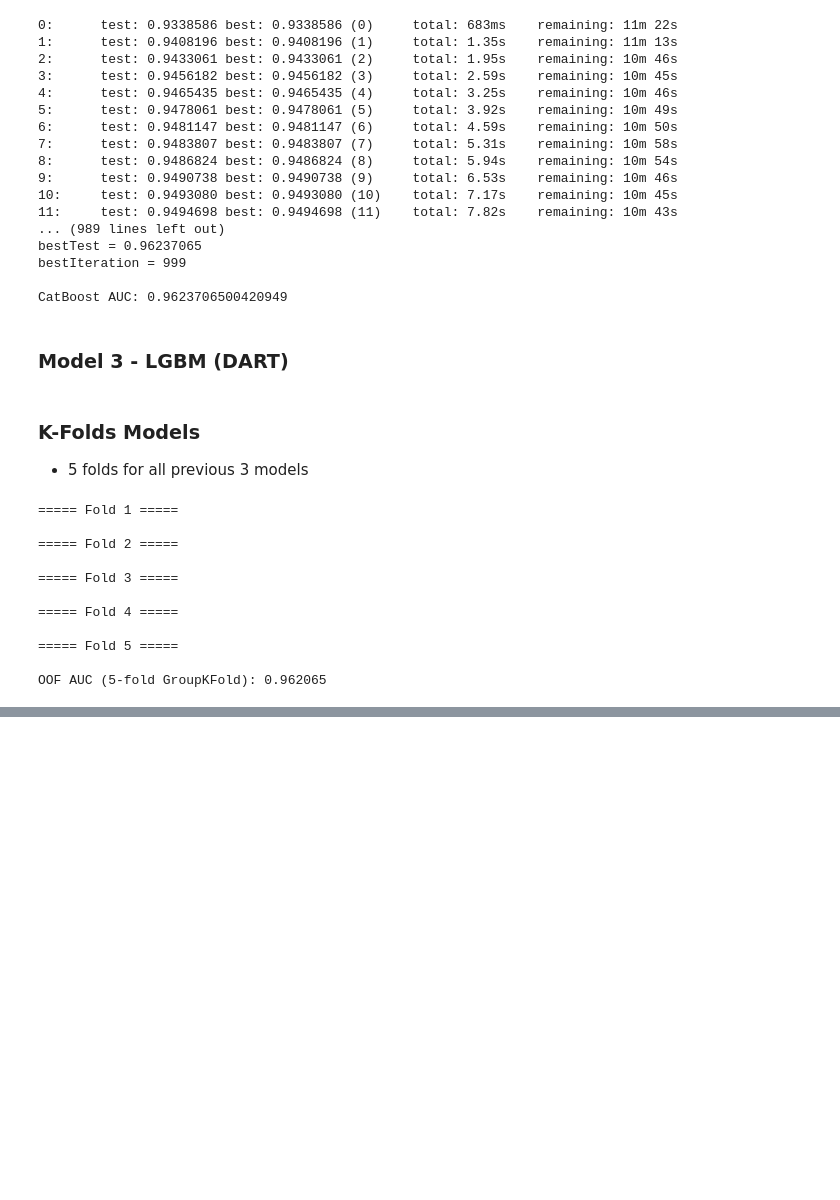
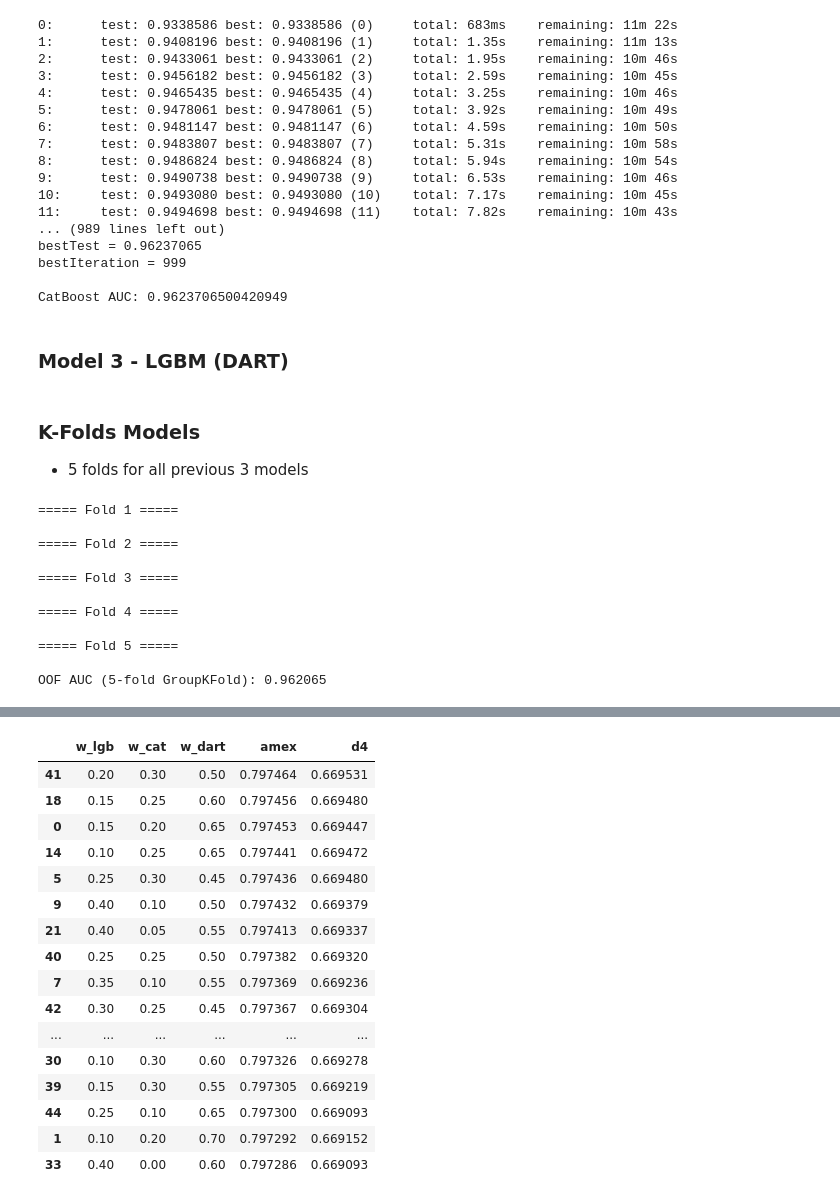
Before and after one commit to Javier2417/SC4000-Kaggle-Project-American-Express, a Jupyter notebook: YuTeng/notebook.ipynb, the cells around one changed output, grey strips where cells are left out. Saved outputs shown, nothing was run; the diff lists cells and outputs as text; code cells hidden in the pictures; blank space fills up the shorter version.

```diff
--- a/YuTeng/notebook.ipynb
+++ b/YuTeng/notebook.ipynb
@@ -47,6 +47,25 @@ import pandas as pd
 
 train = pd.read_parquet("data/train.parquet")
 test = pd.read_parquet("data/test.parquet")
+# %%
+import numpy as np
+def amex_metric(y_true, y_pred):
+    labels = np.transpose(np.array([y_true, y_pred]))
+    labels = labels[labels[:, 1].argsort()[::-1]]
+    weights = np.where(labels[:,0]==0, 20, 1)
+    cut_vals = labels[np.cumsum(weights) <= int(0.04 * np.sum(weights))]
+    top_four = np.sum(cut_vals[:,0]) / np.sum(labels[:,0])
+    gini = [0,0]
+    for i in [1,0]:
+        labels = np.transpose(np.array([y_true, y_pred]))
+        labels = labels[labels[:, i].argsort()[::-1]]
+        weight = np.where(labels[:,0]==0, 20, 1)
+        weight_random = np.cumsum(weight / np.sum(weight))
+        total_pos = np.sum(labels[:, 0] *  weight)
+        cum_pos_found = np.cumsum(labels[:, 0] * weight)
+        lorentz = cum_pos_found / total_pos
+        gini[i] = np.sum((lorentz - weight_random) * weight)
+    return 0.5 * (gini[1]/gini[0] + top_four)
 # %%
 # GARBAGE COLLECTION
 import gc
@@ -997,0 +1267,80 @@ submission_cv_ensemble.head()
+# %%
+import numpy as np
+
+candidates = []
+
+def add_neighbourhood(center, radius=0.1, step=0.05):
+    w0, w1, w2 = center
+    grid = np.arange(-radius, radius + 1e-9, step)
+    for dw0 in grid:
+        for dw1 in grid:
+            w_lgb = w0 + dw0
+            w_cat = w1 + dw1
+            w_dart = 1.0 - w_lgb - w_cat
+            if w_lgb < 0 or w_cat < 0 or w_dart < 0:
+                continue
+            candidates.append((w_lgb, w_cat, w_dart))
+
+# around both centers
+add_neighbourhood([0.3,0.1,0.6], radius=0.1, step=0.05)
+add_neighbourhood([0.2,0.3,0.5],  radius=0.1, step=0.05)
+
+# deduplicate
+candidates = list({tuple(np.round(c, 4)) for c in candidates})
+len(candidates)
+
+
+def default_rate_at_4pct(y_true, y_pred):
+    y_true = np.asarray(y_true, dtype=np.int8)
+    y_pred = np.asarray(y_pred, dtype=np.float64)
+
+    w = np.where(y_true == 0, 20.0, 1.0)
+    idx = np.argsort(-y_pred)
+    y_sorted = y_true[idx]
+    w_sorted = w[idx]
+
+    cum_w = np.cumsum(w_sorted)
+    cutoff = 0.04 * w_sorted.sum()
+    mask_top4 = cum_w <= cutoff
+
+    return (y_sorted[mask_top4] * w_sorted[mask_top4]).sum() / (y_true * w).sum()
+
+results = []
+
+for (w_lgb, w_cat, w_dart) in candidates:
+    oof_blend = (
+        w_lgb  * oof_lgb +
+        w_cat  * oof_cat +
+        w_dart * oof_dart
+    )
+    m_amex = amex_metric(y_cv, oof_blend)
+    m_d4   = default_rate_at_4pct(y_cv, oof_blend)
+
+    results.append({
+        "w_lgb":  float(w_lgb),
+        "w_cat":  float(w_cat),
+        "w_dart": float(w_dart),
+        "amex":   m_amex,
+        "d4":     m_d4,
+    })
+
+results_df = pd.DataFrame(results)
+results_df.sort_values("amex", ascending=False).head(20)
+# %% [output]
+|  | w_lgb | w_cat | w_dart | amex | d4 |
+| 41 | 0.20 | 0.30 | 0.50 | 0.797464 | 0.669531 |
+| 18 | 0.15 | 0.25 | 0.60 | 0.797456 | 0.669480 |
+| 0 | 0.15 | 0.20 | 0.65 | 0.797453 | 0.669447 |
+| 14 | 0.10 | 0.25 | 0.65 | 0.797441 | 0.669472 |
+| 5 | 0.25 | 0.30 | 0.45 | 0.797436 | 0.669480 |
+| 9 | 0.40 | 0.10 | 0.50 | 0.797432 | 0.669379 |
+| 21 | 0.40 | 0.05 | 0.55 | 0.797413 | 0.669337 |
+| 40 | 0.25 | 0.25 | 0.50 | 0.797382 | 0.669320 |
+| 7 | 0.35 | 0.10 | 0.55 | 0.797369 | 0.669236 |
+| 42 | 0.30 | 0.25 | 0.45 | 0.797367 | 0.669304 |
+| ... | ... | ... | ... | ... | ... |
+| 30 | 0.10 | 0.30 | 0.60 | 0.797326 | 0.669278 |
+| 39 | 0.15 | 0.30 | 0.55 | 0.797305 | 0.669219 |
+| 44 | 0.25 | 0.10 | 0.65 | 0.797300 | 0.669093 |
+| 1 | 0.10 | 0.20 | 0.70 | 0.797292 | 0.669152 |
+| 33 | 0.40 | 0.00 | 0.60 | 0.797286 | 0.669093 |
```
Also changed, not shown: parts of 15 cells of this notebook.
